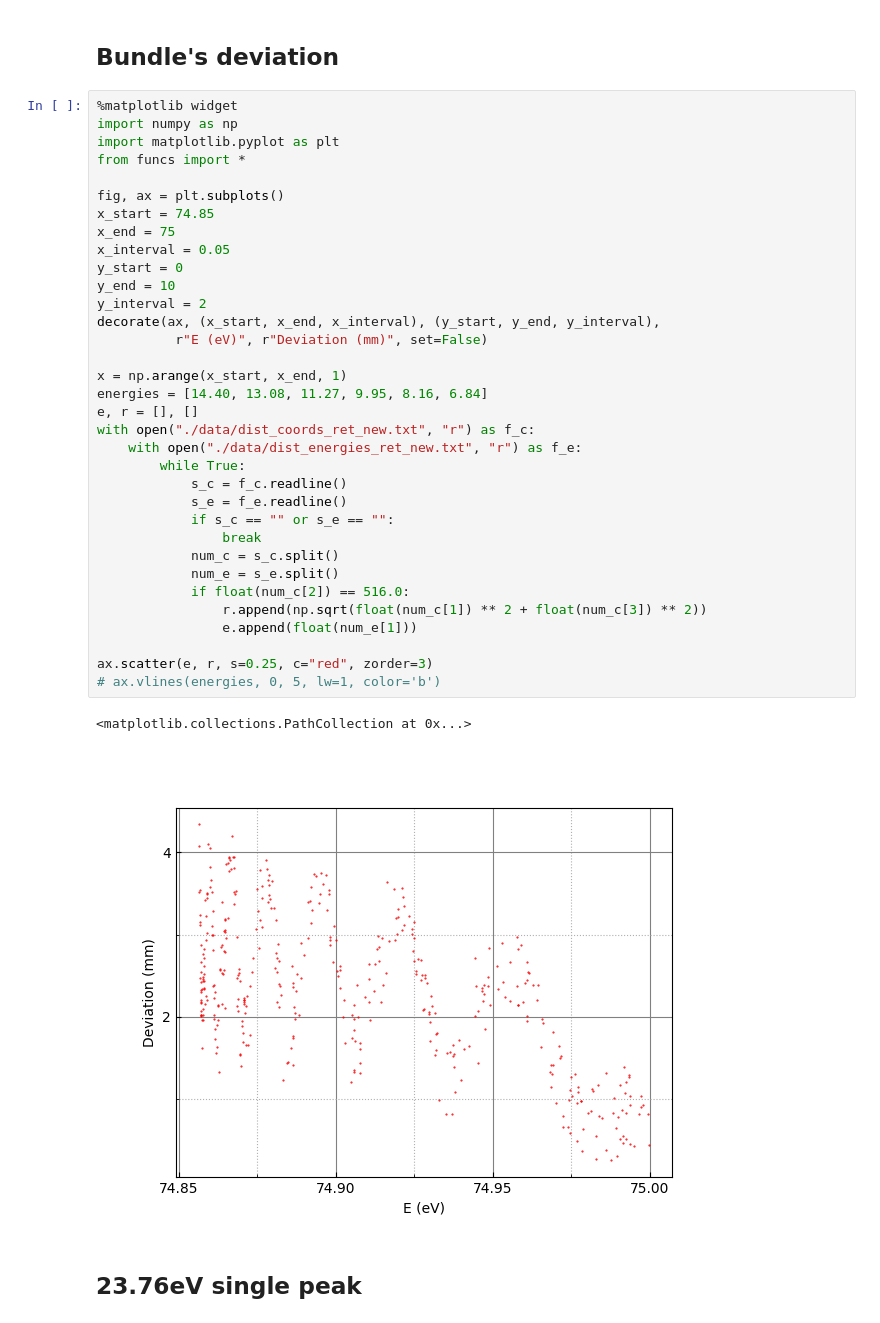
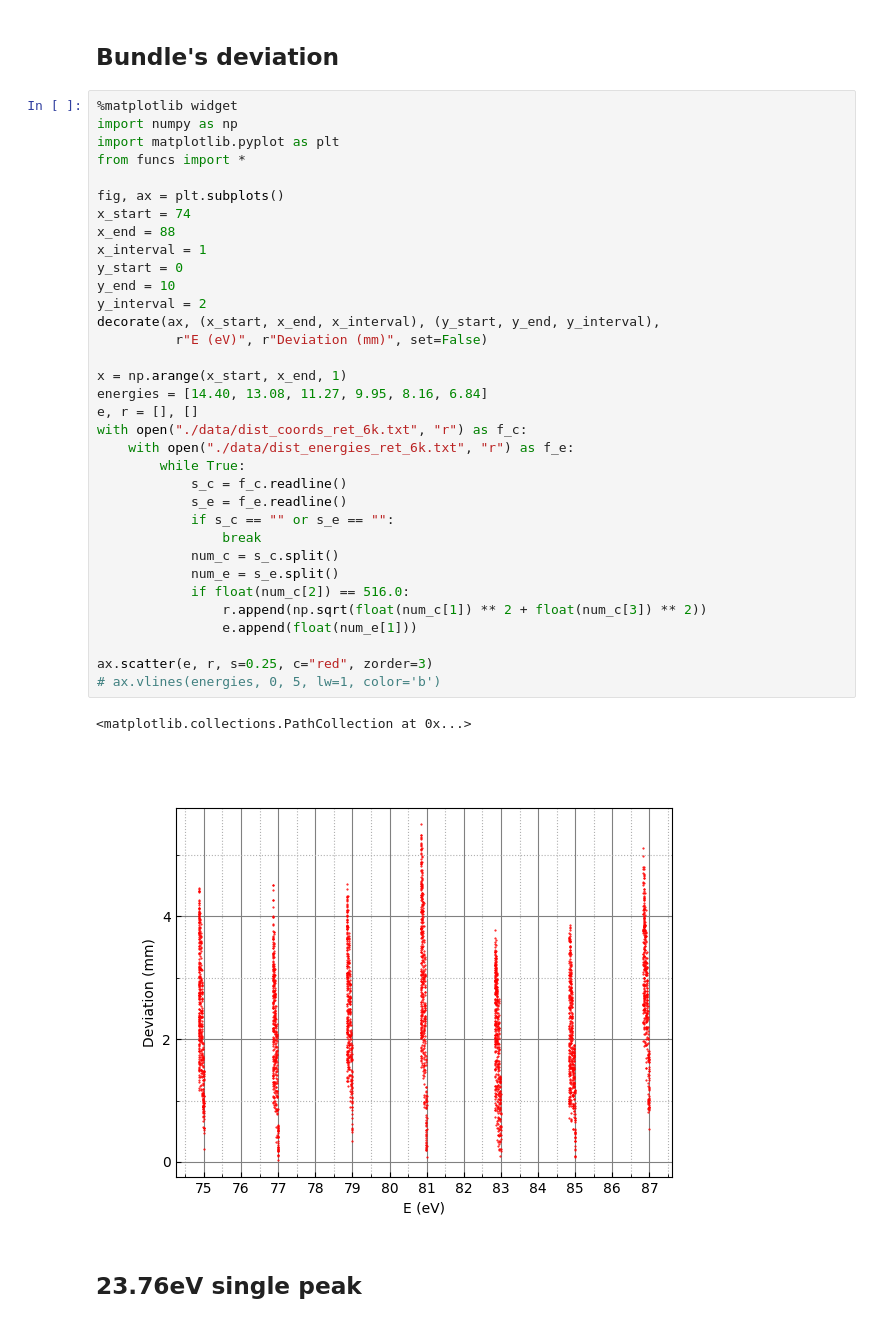
Before and after one commit to MohannadC/tof, a Jupyter notebook: smth.ipynb, the cells around one changed output. Drawn from its saved outputs; the diff is of its cells as text.

```diff
--- a/smth.ipynb
+++ b/smth.ipynb
@@ -84,39 +84,39 @@ s = 417.720710193286 mm
 %matplotlib widget
 import numpy as np
 import matplotlib.pyplot as plt
 from funcs import *
 
 fig, ax = plt.subplots()
-x_start = 74.85
-x_end = 75
-x_interval = 0.05
+x_start = 74
+x_end = 88
+x_interval = 1
 y_start = 0
 y_end = 10
 y_interval = 2
 decorate(ax, (x_start, x_end, x_interval), (y_start, y_end, y_interval),
           r"E (eV)", r"Deviation (mm)", set=False)
 
 x = np.arange(x_start, x_end, 1)
 energies = [14.40, 13.08, 11.27, 9.95, 8.16, 6.84]
 e, r = [], []
-with open("./data/dist_coords_ret_new.txt", "r") as f_c:
-    with open("./data/dist_energies_ret_new.txt", "r") as f_e:
+with open("./data/dist_coords_ret_6k.txt", "r") as f_c:
+    with open("./data/dist_energies_ret_6k.txt", "r") as f_e:
         while True:
             s_c = f_c.readline()
             s_e = f_e.readline()
             if s_c == "" or s_e == "":
                 break
             num_c = s_c.split()
             num_e = s_e.split()
             if float(num_c[2]) == 516.0:
                 r.append(np.sqrt(float(num_c[1]) ** 2 + float(num_c[3]) ** 2))
                 e.append(float(num_e[1]))
 
 ax.scatter(e, r, s=0.25, c="red", zorder=3)
 # ax.vlines(energies, 0, 5, lw=1, color='b')
 # %% [output]
 <matplotlib.collections.PathCollection at 0x...>
-[figure, old version]
+[figure, new version]
 # %% [markdown]
 ## 23.76eV single peak <a class="anchor" id="section-8"></a>
 # %%
```
Also changed, not shown: parts of 1 cell of this notebook.
